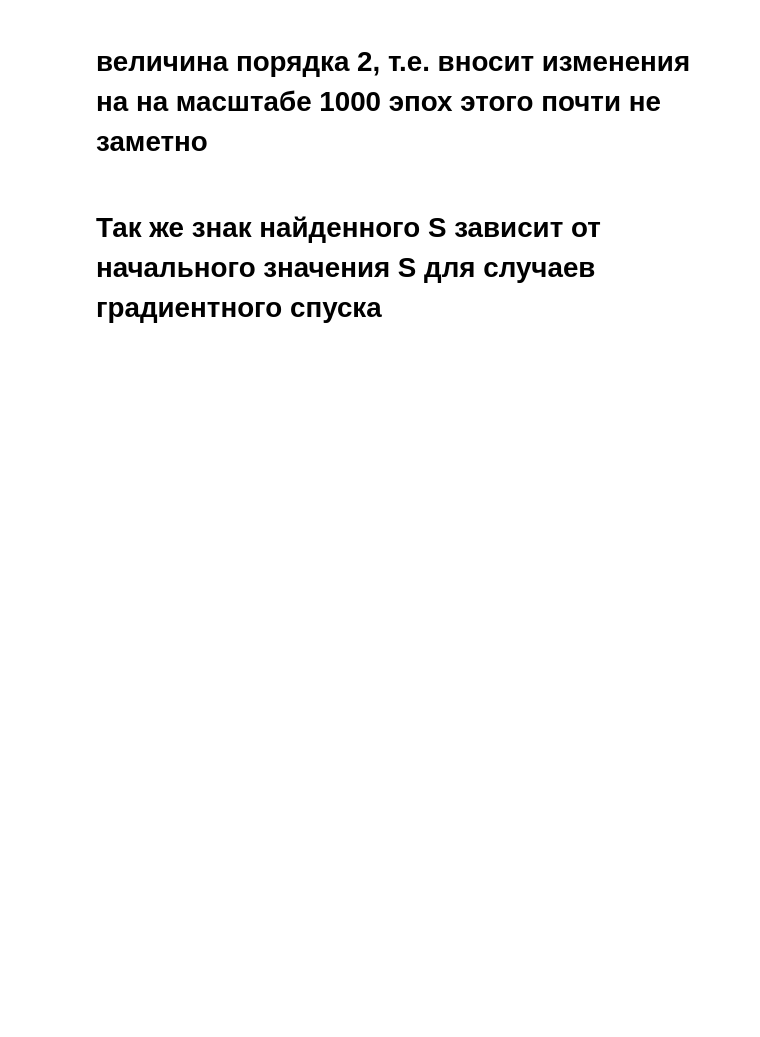
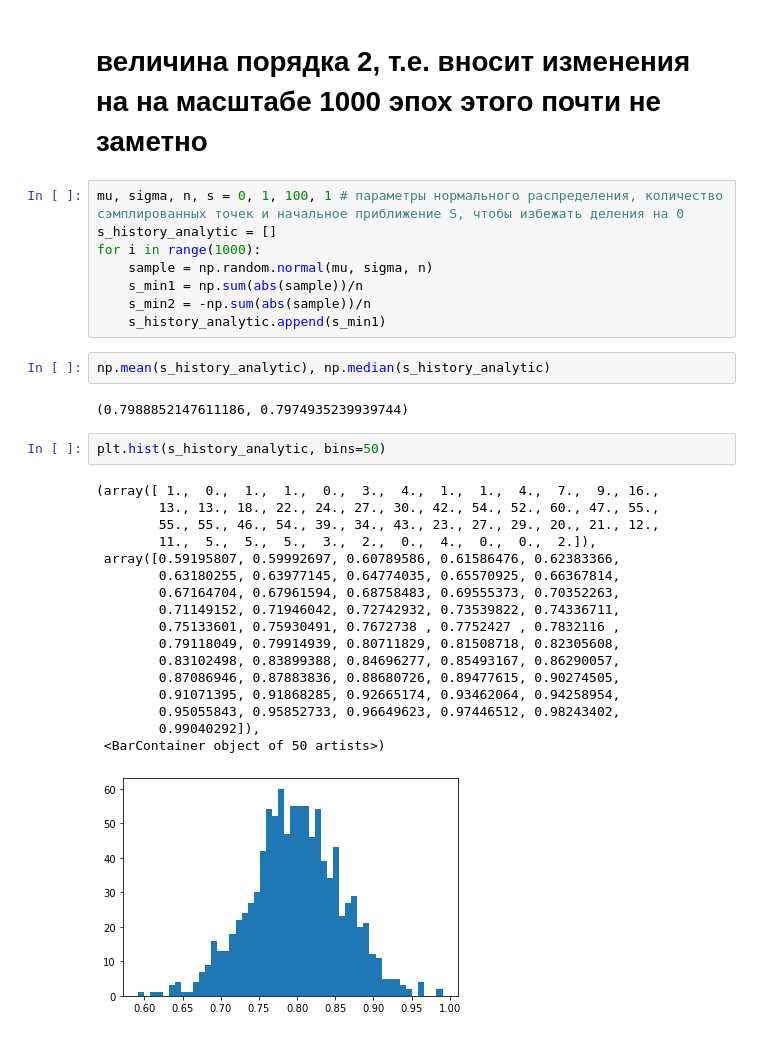
Before and after one commit to borinya/Minimization-function-with-Autograd, a Jupyter notebook: some_try.ipynb, the cells around one changed output. Drawn from its saved outputs; the diff is of its cells as text; blank space fills up the shorter version.

```diff
--- a/some_try.ipynb
+++ b/some_try.ipynb
@@ -255,4 +258,34 @@ tensor(2.0331, dtype=torch.float64, grad_fn=<MeanBackward0>)
 # %% [markdown]
 # величина порядка 2, т.е. вносит изменения на на масштабе 1000 эпох этого почти не заметно
-# %% [markdown]
-# Так же знак найденного S зависит от начального значения S для случаев градиентного спуска
+# %%
+mu, sigma, n, s = 0, 1, 100, 1 # параметры нормального распределения, количество сэмплированных точек и начальное приближение S, чтобы избежать деления на 0
+s_history_analytic = []
+for i in range(1000):
+    sample = np.random.normal(mu, sigma, n)
+    s_min1 = np.sum(abs(sample))/n
+    s_min2 = -np.sum(abs(sample))/n
+    s_history_analytic.append(s_min1)
+# %%
+np.mean(s_history_analytic), np.median(s_history_analytic)
+# %% [output]
+(0.7988852147611186, 0.7974935239939744)
+# %%
+plt.hist(s_history_analytic, bins=50)
+# %% [output]
+(array([ 1.,  0.,  1.,  1.,  0.,  3.,  4.,  1.,  1.,  4.,  7.,  9., 16.,
+        13., 13., 18., 22., 24., 27., 30., 42., 54., 52., 60., 47., 55.,
+        55., 55., 46., 54., 39., 34., 43., 23., 27., 29., 20., 21., 12.,
+        11.,  5.,  5.,  5.,  3.,  2.,  0.,  4.,  0.,  0.,  2.]),
+ array([0.59195807, 0.59992697, 0.60789586, 0.61586476, 0.62383366,
+        0.63180255, 0.63977145, 0.64774035, 0.65570925, 0.66367814,
+        0.67164704, 0.67961594, 0.68758483, 0.69555373, 0.70352263,
+        0.71149152, 0.71946042, 0.72742932, 0.73539822, 0.74336711,
+        0.75133601, 0.75930491, 0.7672738 , 0.7752427 , 0.7832116 ,
+        0.79118049, 0.79914939, 0.80711829, 0.81508718, 0.82305608,
+        0.83102498, 0.83899388, 0.84696277, 0.85493167, 0.86290057,
+        0.87086946, 0.87883836, 0.88680726, 0.89477615, 0.90274505,
+        0.91071395, 0.91868285, 0.92665174, 0.93462064, 0.94258954,
+        0.95055843, 0.95852733, 0.96649623, 0.97446512, 0.98243402,
+        0.99040292]),
+ <BarContainer object of 50 artists>)
+[figure, added]
```
Also changed, not shown: parts of 4 cells of this notebook.
